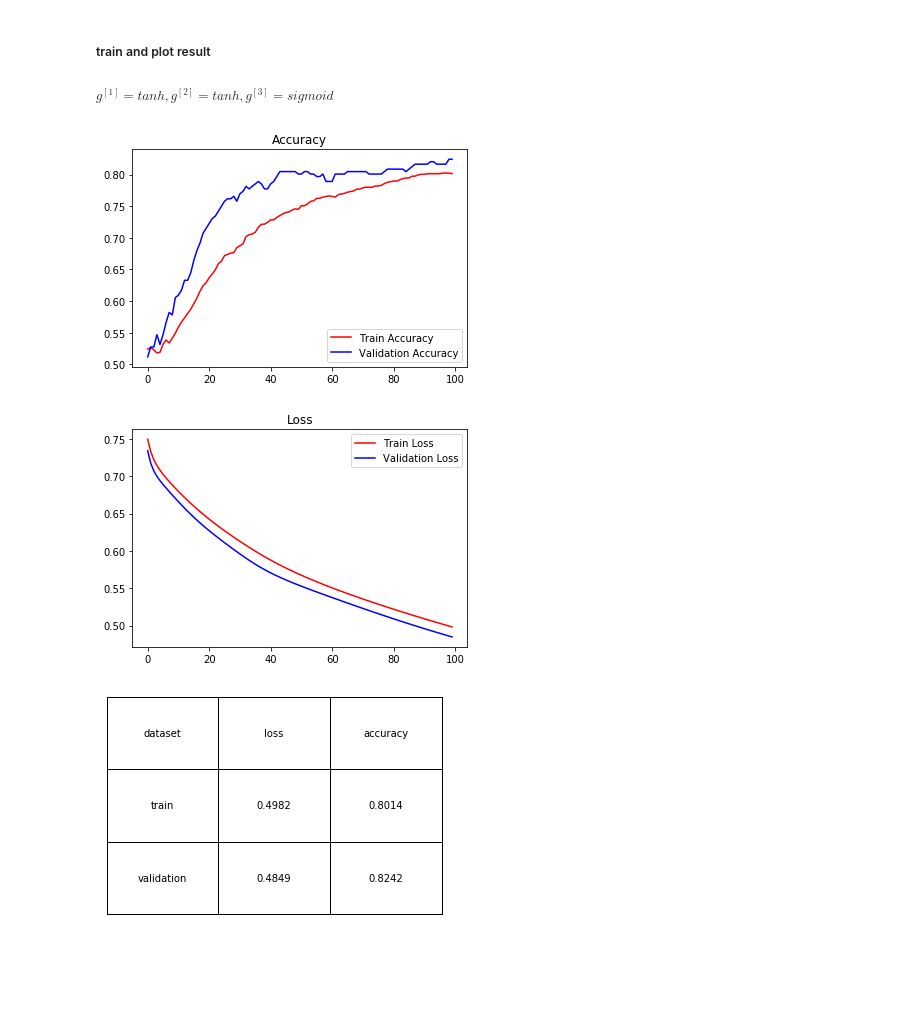
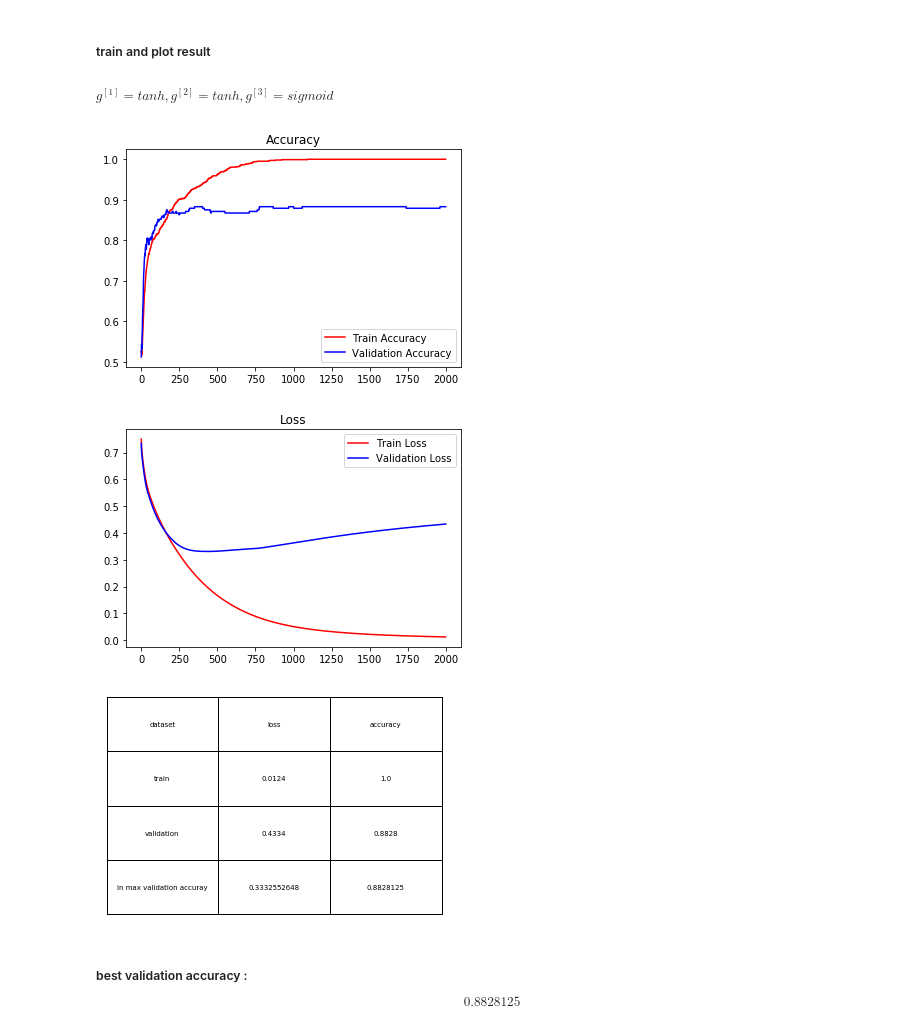
Before and after one commit to jm6534/MachineLearningProjectAssignment, a Jupyter notebook: Assignment05.ipynb, the cells around one changed output. Drawn from its saved outputs; the diff is of its cells as text; code cells hidden in the pictures; blank space fills up the shorter version.

Commit message:
change Learning Rate, mark 'best validation accuracy'

```diff
--- a/Assignment05.ipynb
+++ b/Assignment05.ipynb
@@ -262,9 +262,9 @@ def print_history_graph(loss_history, acc_history, vloss_history, vacc_history):
     plt.title('Loss')
     plt.show()
 
-    nx, ny = 3, 3
+    nx, ny = 3, 4
     max_acc_index = np.argmax(vacc_history)
-    data = (('dataset', 'loss', 'accuracy'), ('train', str(np.round(loss_history[-1],4)), str(np.round(acc_history[-1],4))), ('validation', str(np.round(vloss_history[-1],4)), str(np.round(vacc_history[-1],4))), ('in max validation accuray', str(np.round(vloss_history[-1],4)), str(np.round(vacc_history[-1],4))))
+    data = (('dataset', 'loss', 'accuracy'), ('train', str(np.round(loss_history[-1],4)), str(np.round(acc_history[-1],4))), ('validation', str(np.round(vloss_history[-1],4)), str(np.round(vacc_history[-1],4))), ('in max validation accuray', str(np.round(vloss_history[max_acc_index],10)), str(np.round(vacc_history[max_acc_index],10))))
     pl.figure()
     tb = pl.table(cellText=data, loc=(0,0), cellLoc='center')
 
@@ -285,12 +285,14 @@ def change_activation(nn_architecture, activations):
 ##### train and plot result
 ##### $ g^{[1]} = tanh, g^{[2]} = tanh, g^{[3]} = sigmoid $
 # %%
-LR = 0.01
-EPOCH = 10000
+LR = 0.012
+EPOCH = 2000
 change_activation(nn_architecture, ['tanh', 'tanh', 'sigmoid'])
 params, loss_history, acc_history, vloss_history, vacc_history = train(train_data, train_label, validation_data, validation_label, nn_architecture, EPOCH, LR)
 print_history_graph(loss_history, acc_history, vloss_history, vacc_history)
 # %% [output]
-[figure, old version]
+[figure, new version]
-[figure, old version]
+[figure, new version]
-[figure, old version]
+[figure, new version]
+# %% [markdown]
+##### best validation accuracy : $$ 0.8828125 $$
```
